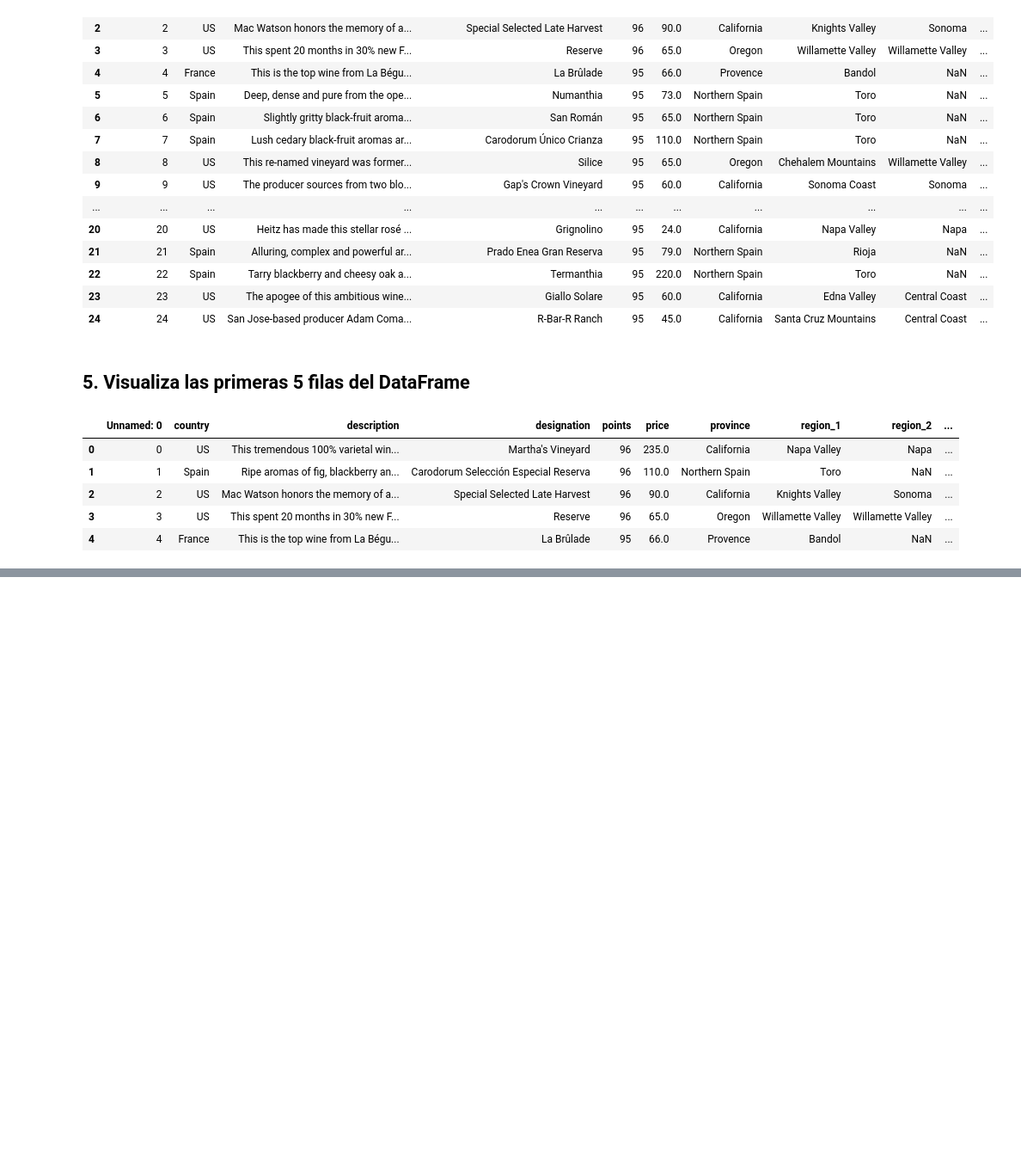
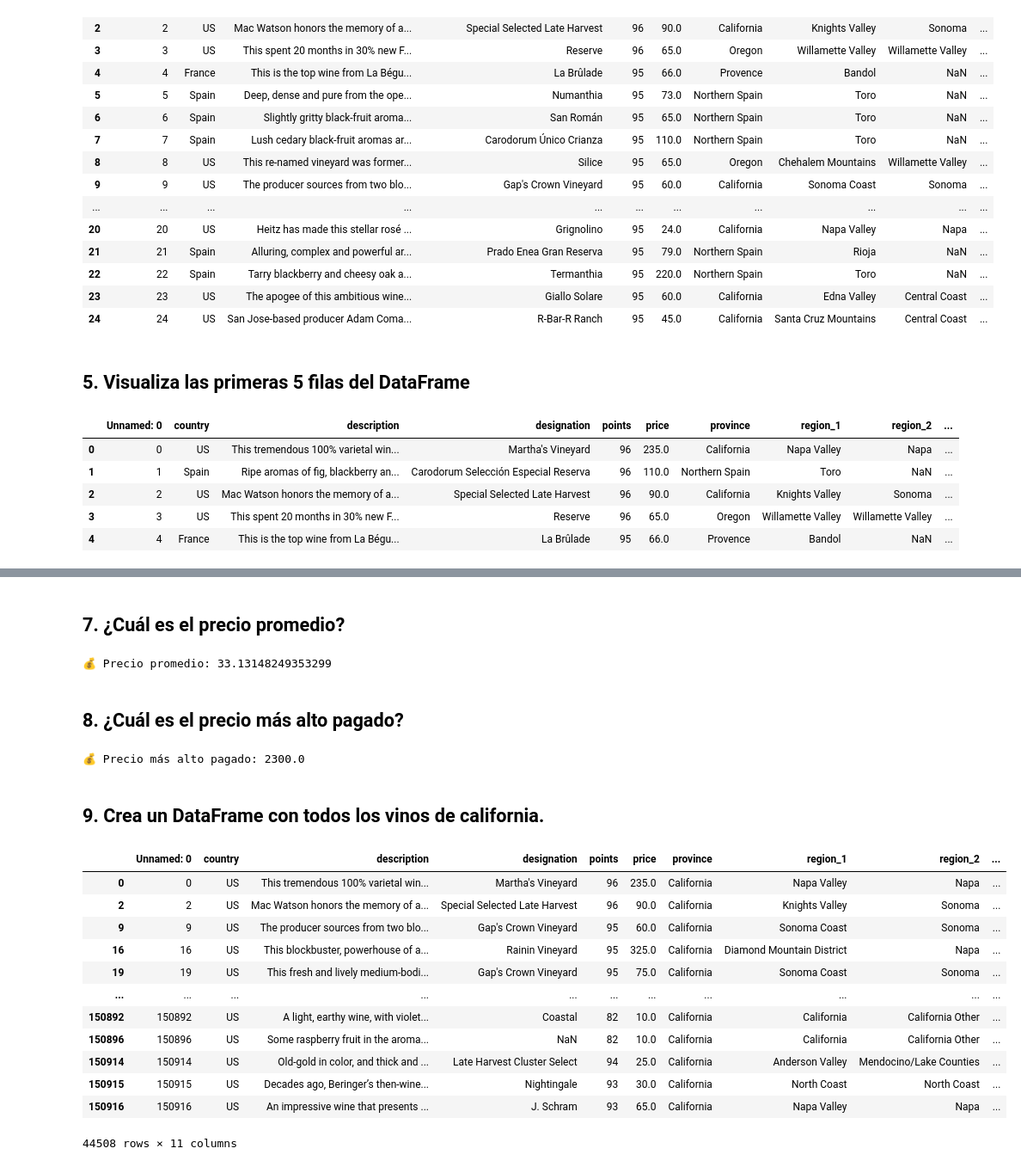
Before and after one commit to Lenis0207/PAD_2025_IIB1, a Jupyter notebook: src/clases_ad/ea3.ipynb, the cells around one changed output, grey strips where cells are left out. Shown: that part at 86% size. Cells and saved outputs as stored; diff of their text form; code cells hidden in the pictures; blank space fills up the shorter version.

```diff
--- a/src/clases_ad/ea3.ipynb
+++ b/src/clases_ad/ea3.ipynb
@@ -88,0 +112,35 @@ df_csv.head(5)
+# %% [markdown]
+## 7. ¿Cuál es el precio promedio?
+# %%
+# Precio promedio
+precio_promedio = df_csv["price"].mean()
+
+print("💰 Precio promedio:", precio_promedio)
+# %% [output]
+💰 Precio promedio: 33.13148249353299
+# %% [markdown]
+## 8. ¿Cuál es el precio más alto pagado?
+# %%
+precio_maximo = df_csv["price"].max()
+
+print("💰 Precio más alto pagado:", precio_maximo)
+# %% [output]
+💰 Precio más alto pagado: 2300.0
+# %% [markdown]
+## 9. Crea un DataFrame con todos los vinos de california.
+# %%
+df_csv[df_csv["province"] == "California"]
+# %% [output]
+|  | Unnamed: 0 | country | description | designation | points | price | province | region_1 | region_2 | ... |
+| 0 | 0 | US | This tremendous 100% varietal win... | Martha's Vineyard | 96 | 235.0 | California | Napa Valley | Napa | ... |
+| 2 | 2 | US | Mac Watson honors the memory of a... | Special Selected Late Harvest | 96 | 90.0 | California | Knights Valley | Sonoma | ... |
+| 9 | 9 | US | The producer sources from two blo... | Gap's Crown Vineyard | 95 | 60.0 | California | Sonoma Coast | Sonoma | ... |
+| 16 | 16 | US | This blockbuster, powerhouse of a... | Rainin Vineyard | 95 | 325.0 | California | Diamond Mountain District | Napa | ... |
+| 19 | 19 | US | This fresh and lively medium-bodi... | Gap's Crown Vineyard | 95 | 75.0 | California | Sonoma Coast | Sonoma | ... |
+| ... | ... | ... | ... | ... | ... | ... | ... | ... | ... | ... |
+| 150892 | 150892 | US | A light, earthy wine, with violet... | Coastal | 82 | 10.0 | California | California | California Other | ... |
+| 150896 | 150896 | US | Some raspberry fruit in the aroma... | NaN | 82 | 10.0 | California | California | California Other | ... |
+| 150914 | 150914 | US | Old-gold in color, and thick and ... | Late Harvest Cluster Select | 94 | 25.0 | California | Anderson Valley | Mendocino/Lake Counties | ... |
+| 150915 | 150915 | US | Decades ago, Beringer’s then-wine... | Nightingale | 93 | 30.0 | California | North Coast | North Coast | ... |
+| 150916 | 150916 | US | An impressive wine that presents ... | J. Schram | 93 | 65.0 | California | Napa Valley | Napa | ... |
+44508 rows × 11 columns
```
Also changed, not shown: parts of 2 cells of this notebook.
